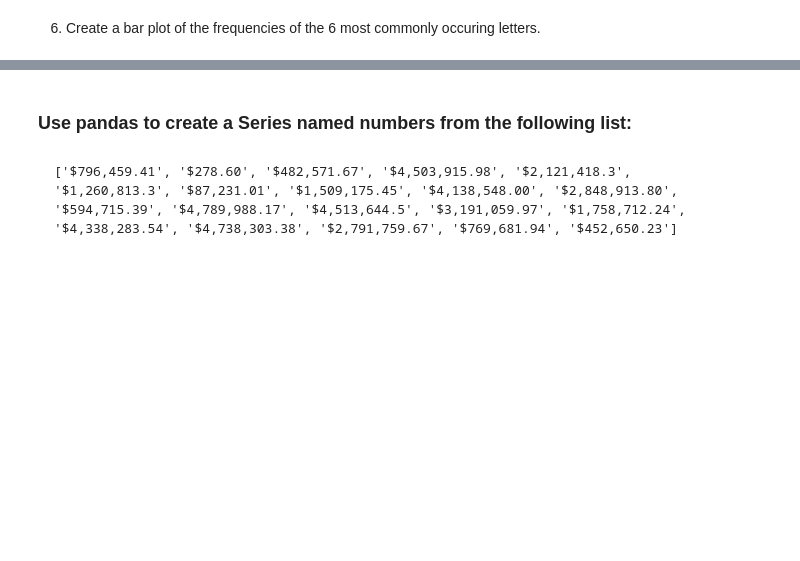
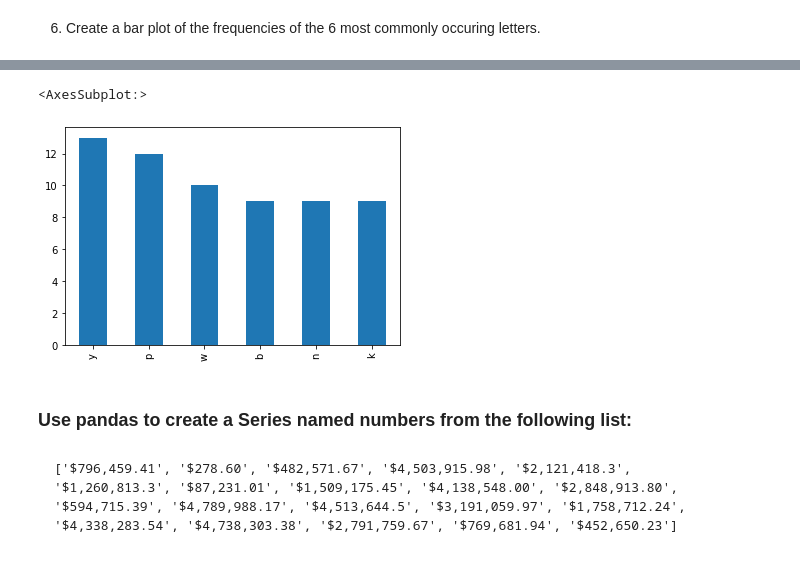
Before and after one commit to David-Howell/numpy-pandas-visualization-exercises, a Jupyter notebook: pandas_series_exercises_part_3.ipynb, the cells around one changed output, grey strips where cells are left out. Drawn from its saved outputs; the diff is of its cells as text; code cells hidden in the pictures; blank space fills up the shorter version.

```diff
--- a/pandas_series_exercises_part_3.ipynb
+++ b/pandas_series_exercises_part_3.ipynb
@@ -82,3 +197,8 @@ xs.value_counts().head(6).plot()
+# %%
+xs.value_counts().head(6).plot.bar()
+# %% [output]
+<AxesSubplot:>
+[figure, added]
 # %% [markdown]
 ### Use pandas to create a Series named numbers from the following list:
 # %% [markdown]
```
Also changed, not shown: parts of 44 cells of this notebook.
